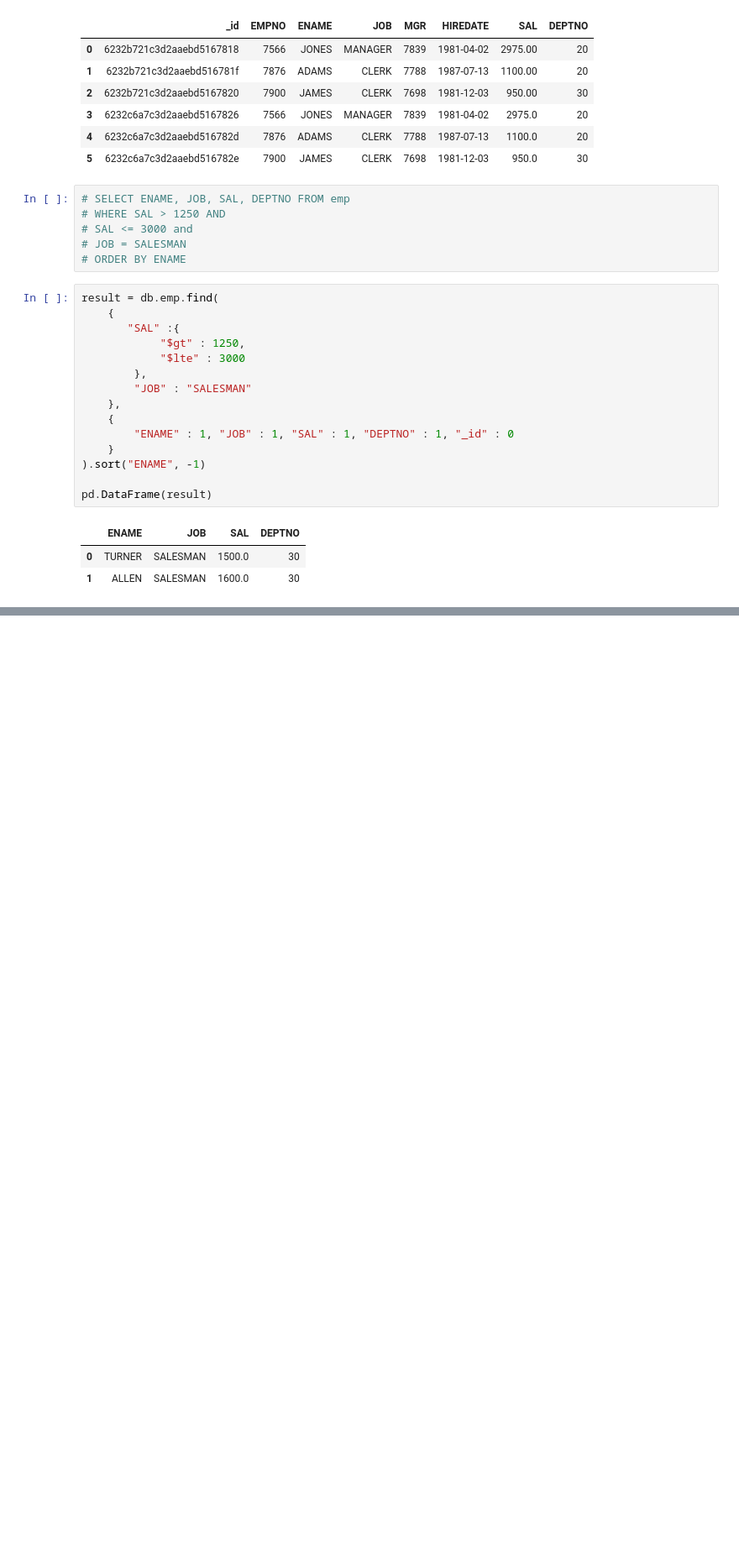
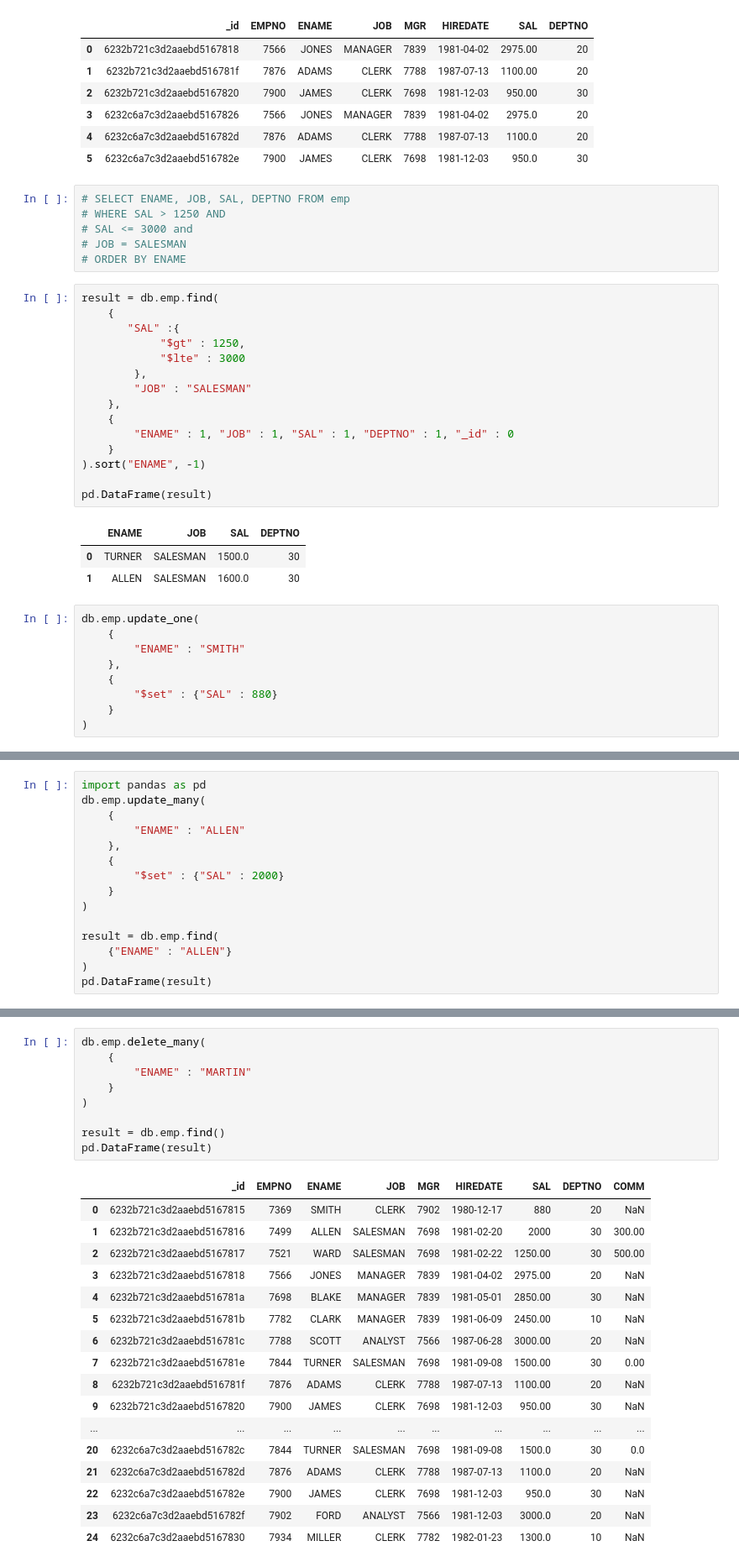
Before and after one commit to aprogod/learning, a Jupyter notebook: 22.03.17/220317.ipynb, the cells around one changed output, grey strips where cells are left out. Shown at 84% size. Saved outputs shown, nothing was run; the diff lists cells and outputs as text; blank space fills up the shorter version.

```diff
--- a/22.03.17/220317.ipynb
+++ b/22.03.17/220317.ipynb
@@ -326,3 +329,12 @@ pd.DataFrame(result)
 |  | ENAME | JOB | SAL | DEPTNO |
 | 0 | TURNER | SALESMAN | 1500.0 | 30 |
 | 1 | ALLEN | SALESMAN | 1600.0 | 30 |
+# %%
+db.emp.update_one(
+    {
+        "ENAME" : "SMITH"
+    },
+    {
+        "$set" : {"SAL" : 880}
+    }
+)
@@ -328,0 +343,15 @@ pd.DataFrame(result)
+# %%
+import pandas as pd
+db.emp.update_many(
+    {
+        "ENAME" : "ALLEN"
+    },
+    {
+        "$set" : {"SAL" : 2000}
+    }
+)
+
+result = db.emp.find(
+    {"ENAME" : "ALLEN"}
+)
+pd.DataFrame(result)
@@ -328,0 +376,27 @@ pd.DataFrame(result)
+# %%
+db.emp.delete_many(
+    {
+        "ENAME" : "MARTIN"
+    }
+)
+
+result = db.emp.find()
+pd.DataFrame(result)
+# %% [output]
+|  | _id | EMPNO | ENAME | JOB | MGR | HIREDATE | SAL | DEPTNO | COMM |
+| 0 | 6232b721c3d2aaebd5167815 | 7369 | SMITH | CLERK | 7902 | 1980-12-17 | 880 | 20 | NaN |
+| 1 | 6232b721c3d2aaebd5167816 | 7499 | ALLEN | SALESMAN | 7698 | 1981-02-20 | 2000 | 30 | 300.00 |
+| 2 | 6232b721c3d2aaebd5167817 | 7521 | WARD | SALESMAN | 7698 | 1981-02-22 | 1250.00 | 30 | 500.00 |
+| 3 | 6232b721c3d2aaebd5167818 | 7566 | JONES | MANAGER | 7839 | 1981-04-02 | 2975.00 | 20 | NaN |
+| 4 | 6232b721c3d2aaebd516781a | 7698 | BLAKE | MANAGER | 7839 | 1981-05-01 | 2850.00 | 30 | NaN |
+| 5 | 6232b721c3d2aaebd516781b | 7782 | CLARK | MANAGER | 7839 | 1981-06-09 | 2450.00 | 10 | NaN |
+| 6 | 6232b721c3d2aaebd516781c | 7788 | SCOTT | ANALYST | 7566 | 1987-06-28 | 3000.00 | 20 | NaN |
+| 7 | 6232b721c3d2aaebd516781e | 7844 | TURNER | SALESMAN | 7698 | 1981-09-08 | 1500.00 | 30 | 0.00 |
+| 8 | 6232b721c3d2aaebd516781f | 7876 | ADAMS | CLERK | 7788 | 1987-07-13 | 1100.00 | 20 | NaN |
+| 9 | 6232b721c3d2aaebd5167820 | 7900 | JAMES | CLERK | 7698 | 1981-12-03 | 950.00 | 30 | NaN |
+| ... | ... | ... | ... | ... | ... | ... | ... | ... | ... |
+| 20 | 6232c6a7c3d2aaebd516782c | 7844 | TURNER | SALESMAN | 7698 | 1981-09-08 | 1500.0 | 30 | 0.0 |
+| 21 | 6232c6a7c3d2aaebd516782d | 7876 | ADAMS | CLERK | 7788 | 1987-07-13 | 1100.0 | 20 | NaN |
+| 22 | 6232c6a7c3d2aaebd516782e | 7900 | JAMES | CLERK | 7698 | 1981-12-03 | 950.0 | 30 | NaN |
+| 23 | 6232c6a7c3d2aaebd516782f | 7902 | FORD | ANALYST | 7566 | 1981-12-03 | 3000.0 | 20 | NaN |
+| 24 | 6232c6a7c3d2aaebd5167830 | 7934 | MILLER | CLERK | 7782 | 1982-01-23 | 1300.0 | 10 | NaN |
```
Also changed, not shown: parts of 4 cells of this notebook, 4 other files.
